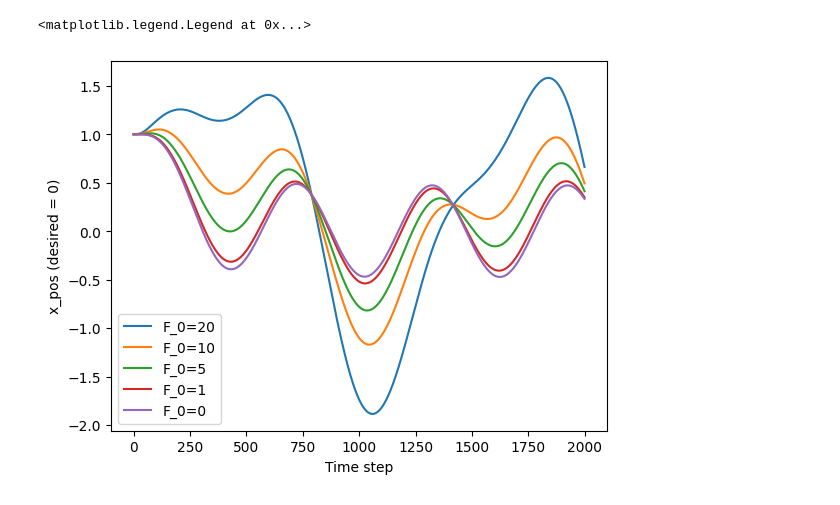
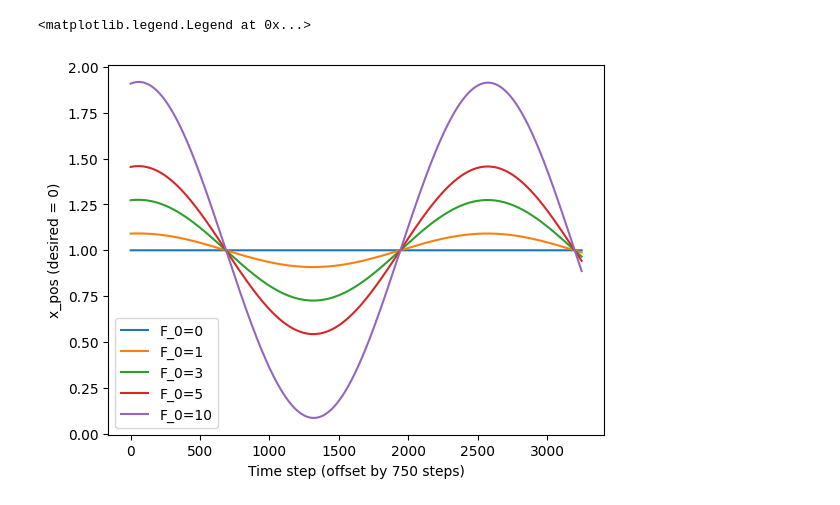
Before and after one commit to gavin-hyl/simple-quad-sim, a Jupyter notebook: data/plots.ipynb, the cells around one changed output. Drawn from its saved outputs; the diff is of its cells as text; code cells hidden in the pictures.

```diff
--- a/data/plots.ipynb
+++ b/data/plots.ipynb
@@ -2,27 +2,32 @@
 import csv
 import matplotlib.pyplot as plt
 # %%
+TRANSIENT_TICS = 750
 def extract(path=None):
     with open(path, newline='') as csvfile:
         reader = csv.reader(csvfile, delimiter=',', quotechar='|')
         x = []
         y = []
         z = []
+        tic = 0
         for row in reader:
+            tic += 1
+            if tic < TRANSIENT_TICS:
+                continue
             x.append(float(row[0]))
             y.append(float(row[1]))
             z.append(float(row[2]))
     return x, y, z
 
-wind_speeds = [20, 10, 5, 1, 0]
+wind_speeds = [0, 1, 3, 5, 10]
 for i, wind_speed in enumerate(wind_speeds):
-    x, y, z = extract(f'{wind_speeds[i]}wind.csv')
+    x, y, z = extract(f'{wind_speeds[i]}_sin_wind-hover.csv')
     plt.plot(x, label=f'F_0={wind_speeds[i]}')
 
-plt.xlabel('Time step')
+plt.xlabel(f'Time step (offset by {TRANSIENT_TICS} steps)')
 plt.ylabel('x_pos (desired = 0)')
 
 plt.legend()
 # %% [output]
 <matplotlib.legend.Legend at 0x...>
-[figure, old version]
+[figure, new version]
```
Also changed, not shown: 3 other files.
